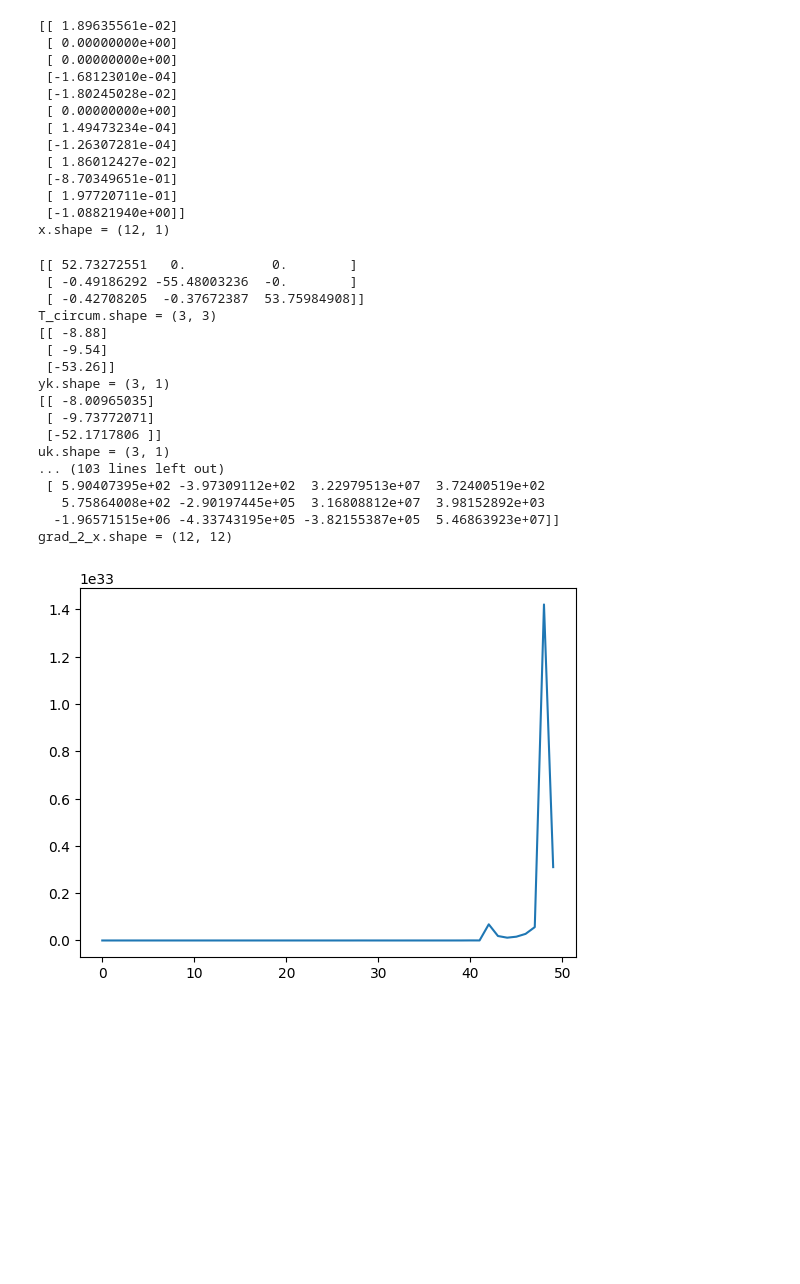
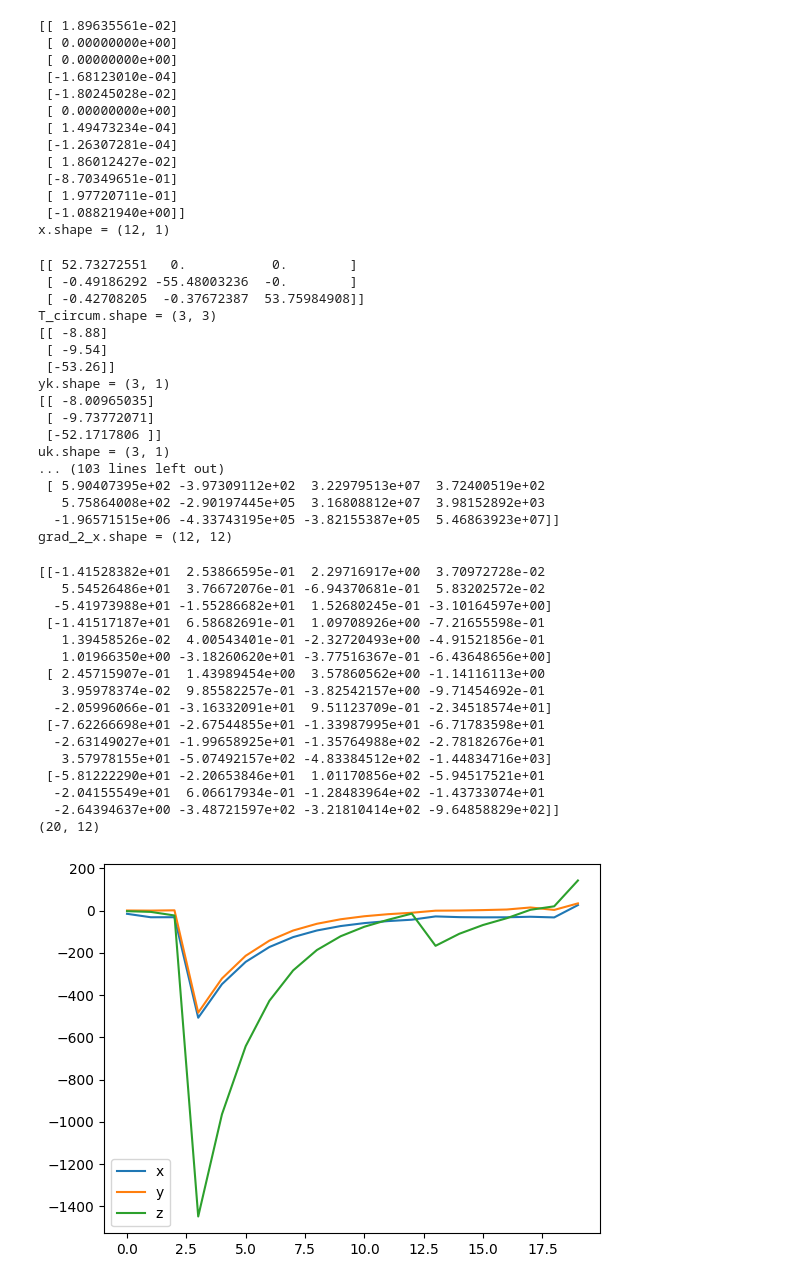
Before and after one commit to asmalcev/magnetometer, a Jupyter notebook: Vasconcelos_et_al.ipynb, the cells around one changed output. Drawn from its saved outputs; the diff is of its cells as text; code cells hidden in the pictures; blank space fills up the shorter version.

```diff
--- a/Vasconcelos_et_al.ipynb
+++ b/Vasconcelos_et_al.ipynb
@@ -366,31 +366,28 @@ T_circum = np.linalg.inv(T0)
 print(T_circum)
 print('T_circum.shape =', T_circum.shape)
 
-data_J = []
-counts = 50
+data_X = []
+counts = 20
 for i in range(counts):
   (grad_x, grad_2_x) = get_grads(T_circum, h0)
   x -= np.matmul(np.linalg.inv(grad_2_x), grad_x)
   T_circum = x[:9].reshape(3, 3)
   h0 = x[9:]
 
-  Jx = 0
-  for i in range(1, len(y)):
-    Jx += (
-      (
-        np.linalg.norm(
-          np.matmul(
-            T_circum,
-            y[i] - h0
-          )
-        ) - 1
-      ) / SIGMA
-    ) ** 2
+  # Jx = 0
+  # for i in range(1, len(y)):
+  #   Jx += (
+  #     (
+  #       np.linalg.norm(
+  #         np.matmul(
+  #           T_circum,
+  #           y[i] - h0
+  #         )
+  #       ) - 1
+  #     ) / SIGMA
+  #   ) ** 2
 
-  data_J.append(Jx)
-
-plt.plot(np.arange(counts), data_J)
-plt.show()
+  data_X.append(np.copy(x))
 # %% [output]
 [[ 52.73272551   0.           0.        ]
  [ -0.49186292 -55.48003236  -0.        ]
@@ -409,4 +406,42 @@ uk.shape = (3, 1)
    5.75864008e+02 -2.90197445e+05  3.16808812e+07  3.98152892e+03
   -1.96571515e+06 -4.33743195e+05 -3.82155387e+05  5.46863923e+07]]
 grad_2_x.shape = (12, 12)
-[figure, removed]
+# %%
+from functools import reduce
+
+data = np.array(list(map(lambda x: list(map(lambda x1: x1[0], x.tolist())), data_X)))
+
+print(data[:5])
+print(data.shape)
+
+x = range(counts)
+
+y = list(map(lambda k: k[9], data))
+plt.plot(x, y, label='x')
+
+y = list(map(lambda k: k[10], data))
+plt.plot(x, y, label='y')
+
+y = list(map(lambda k: k[11], data))
+plt.plot(x, y, label='z')
+
+plt.legend()
+plt.show()
+# %% [output]
+[[-1.41528382e+01  2.53866595e-01  2.29716917e+00  3.70972728e-02
+   5.54526486e+01  3.76672076e-01 -6.94370681e-01  5.83202572e-02
+  -5.41973988e+01 -1.55286682e+01  1.52680245e-01 -3.10164597e+00]
+ [-1.41517187e+01  6.58682691e-01  1.09708926e+00 -7.21655598e-01
+   1.39458526e-02  4.00543401e-01 -2.32720493e+00 -4.91521856e-01
+   1.01966350e+00 -3.18260620e+01 -3.77516367e-01 -6.43648656e+00]
+ [ 2.45715907e-01  1.43989454e+00  3.57860562e+00 -1.14116113e+00
+   3.95978374e-02  9.85582257e-01 -3.82542157e+00 -9.71454692e-01
+  -2.05996066e-01 -3.16332091e+01  9.51123709e-01 -2.34518574e+01]
+ [-7.62266698e+01 -2.67544855e+01 -1.33987995e+01 -6.71783598e+01
+  -2.63149027e+01 -1.99658925e+01 -1.35764988e+02 -2.78182676e+01
+   3.57978155e+01 -5.07492157e+02 -4.83384512e+02 -1.44834716e+03]
+ [-5.81222290e+01 -2.20653846e+01  1.01170856e+02 -5.94517521e+01
+  -2.04155549e+01  6.06617934e-01 -1.28483964e+02 -1.43733074e+01
+  -2.64394637e+00 -3.48721597e+02 -3.21810414e+02 -9.64858829e+02]]
+(20, 12)
+[figure, added]
```
Also changed, not shown: parts of 1 cell of this notebook.
